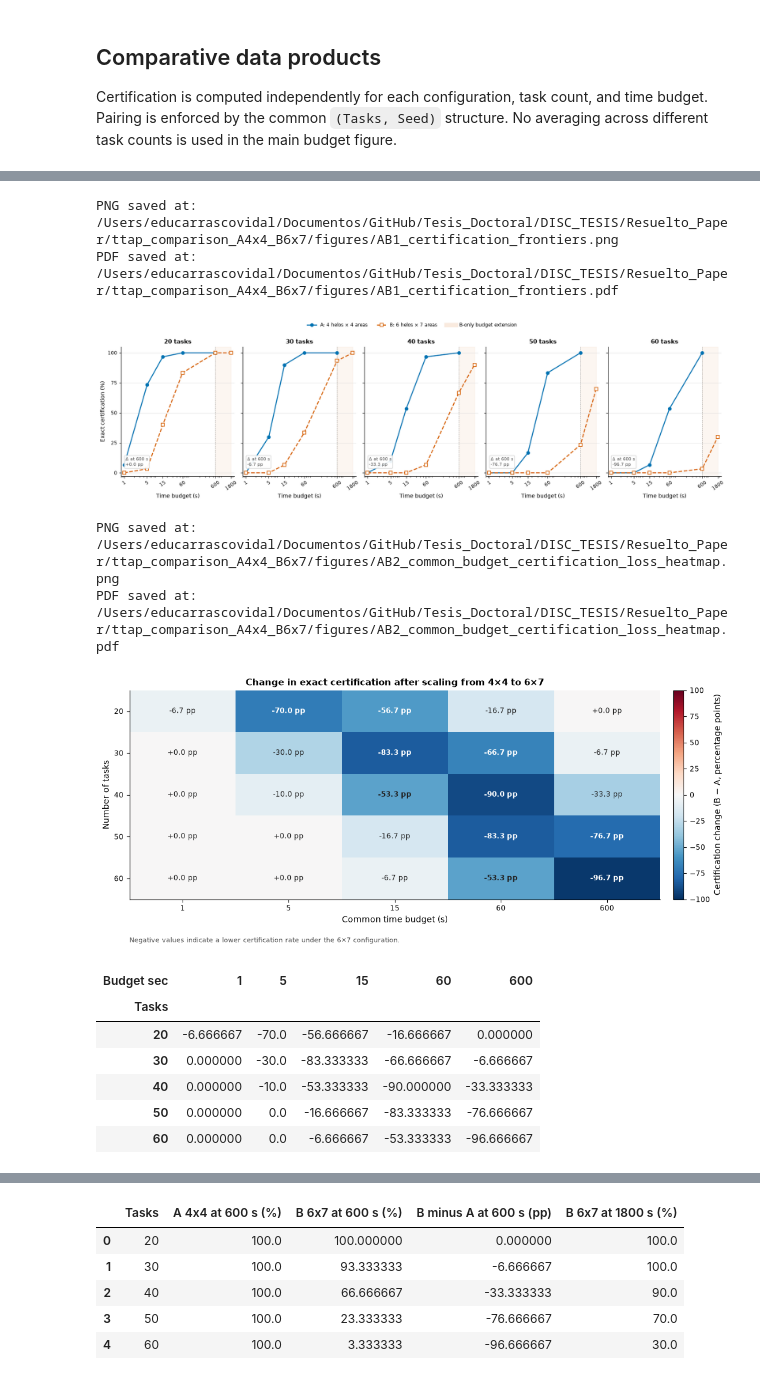
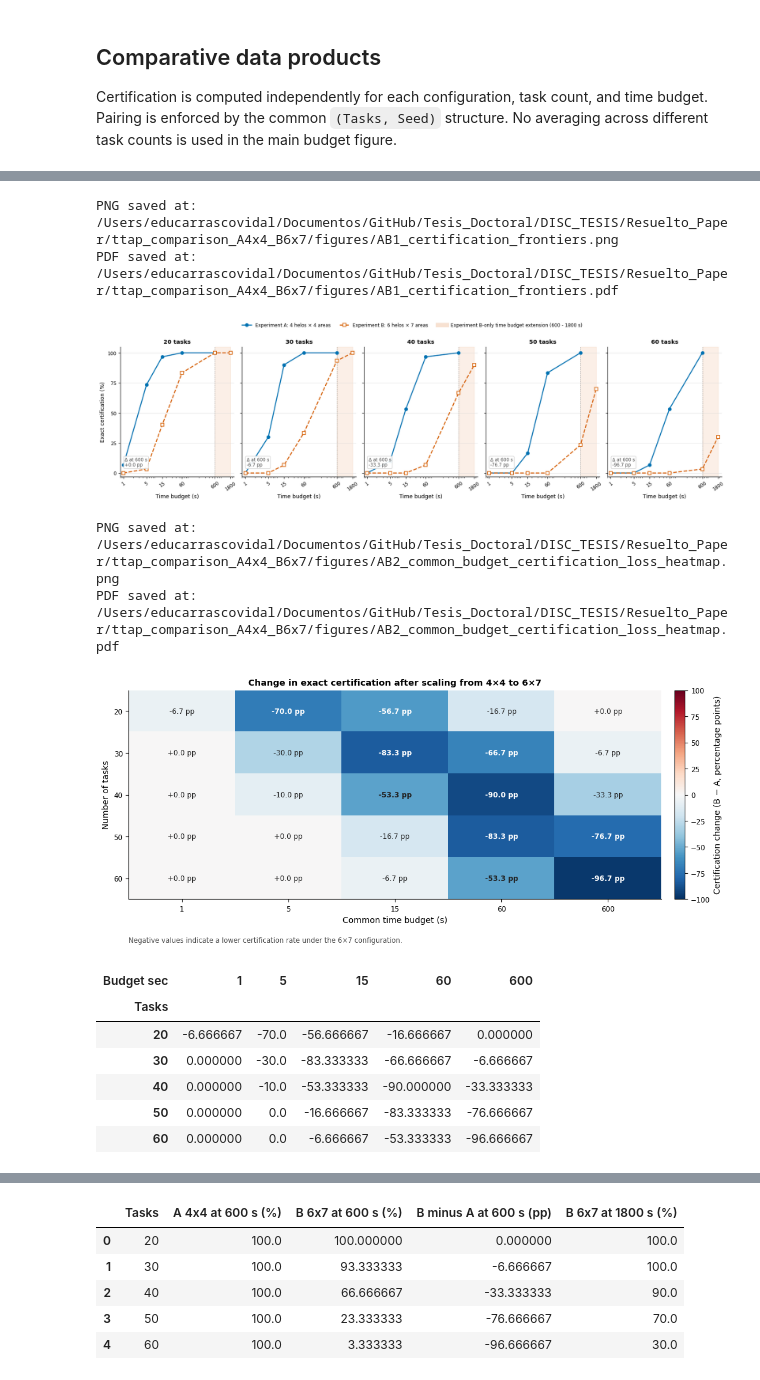
Before and after one commit to educarrascov/DISC_TESIS, a Jupyter notebook: Resuelto_Paper/20260828_Comparacion_A_B_4x4_vs_6x7_Presupuesto_Complejidad.ipynb, the cells around one changed output, grey strips where cells are left out. Cells and saved outputs as stored; diff of their text form; code cells hidden in the pictures.

```diff
--- a/Resuelto_Paper/20260828_Comparacion_A_B_4x4_vs_6x7_Presupuesto_Complejidad.ipynb
+++ b/Resuelto_Paper/20260828_Comparacion_A_B_4x4_vs_6x7_Presupuesto_Complejidad.ipynb
@@ -46,8 +46,8 @@ EXPECTED_A_BUDGETS = [1, 5, 15, 60, 600]
 EXPECTED_B_BUDGETS = [1, 5, 15, 60, 600, 1800]
 COMMON_BUDGETS = sorted(set(EXPECTED_A_BUDGETS) & set(EXPECTED_B_BUDGETS))
 
-CONFIG_A = "A: 4 helos × 4 areas"
-CONFIG_B = "B: 6 helos × 7 areas"
+CONFIG_A = "Experiment A: 4 helos × 4 areas"
+CONFIG_B = "Experiment B: 6 helos × 7 areas"
 CONFIG_ORDER = [CONFIG_A, CONFIG_B]
 
 COLOR_A = "#0072B2"
@@ -482,7 +482,7 @@ for index, (ax, tasks) in enumerate(zip(top_axes, EXPECTED_TASKS)):
         600,
         1800,
         color=COLOR_B,
-        alpha=0.055,
+        alpha=0.095,
         zorder=0,
     )
 
@@ -560,36 +560,36 @@ handles = [
 ]
 
 handles.append(
     Line2D(
         [0],
         [0],
         color=COLOR_B,
         linewidth=8,
-        alpha=0.13,
-        label="B-only budget extension",
+        alpha=0.18,
+        label="Experiment B-only time budget extension (600 - 1800 s)",
     )
 )
 
 fig.legend(
     handles=handles,
     loc="lower center",
     ncol=3,
     frameon=False,
     bbox_to_anchor=(0.5, 1.035),
 )
 
 #fig.suptitle("Configuration scaling shifts the exact-certification frontier", y=1.075,)
 
 save_figure(
     fig,
     "AB1_certification_frontiers",
 )
 
 plt.show()
 # %% [output]
 PNG saved at: /Users/educarrascovidal/Documentos/GitHub/Tesis_Doctoral/DISC_TESIS/Resuelto_Paper/ttap_comparison_A4x4_B6x7/figures/AB1_certification_frontiers.png
 PDF saved at: /Users/educarrascovidal/Documentos/GitHub/Tesis_Doctoral/DISC_TESIS/Resuelto_Paper/ttap_comparison_A4x4_B6x7/figures/AB1_certification_frontiers.pdf
-[figure, old version]
+[figure, new version]
 # %%
 # ============================================================
 # AB2 — COMMON-BUDGET CERTIFICATION LOSS HEATMAP
@@ -649,7 +649,7 @@ display(delta_matrix)
 # %% [output]
 PNG saved at: /Users/educarrascovidal/Documentos/GitHub/Tesis_Doctoral/DISC_TESIS/Resuelto_Paper/ttap_comparison_A4x4_B6x7/figures/AB2_common_budget_certification_loss_heatmap.png
 PDF saved at: /Users/educarrascovidal/Documentos/GitHub/Tesis_Doctoral/DISC_TESIS/Resuelto_Paper/ttap_comparison_A4x4_B6x7/figures/AB2_common_budget_certification_loss_heatmap.pdf
-[figure, old version]
+[figure, new version]
 | Budget sec | 1 | 5 | 15 | 60 | 600 |
 | Tasks |  |  |  |  |  |
 | 20 | -6.666667 | -70.0 | -56.666667 | -16.666667 | 0.000000 |
```
Also changed, not shown: parts of 6 cells of this notebook, 9 other files.
